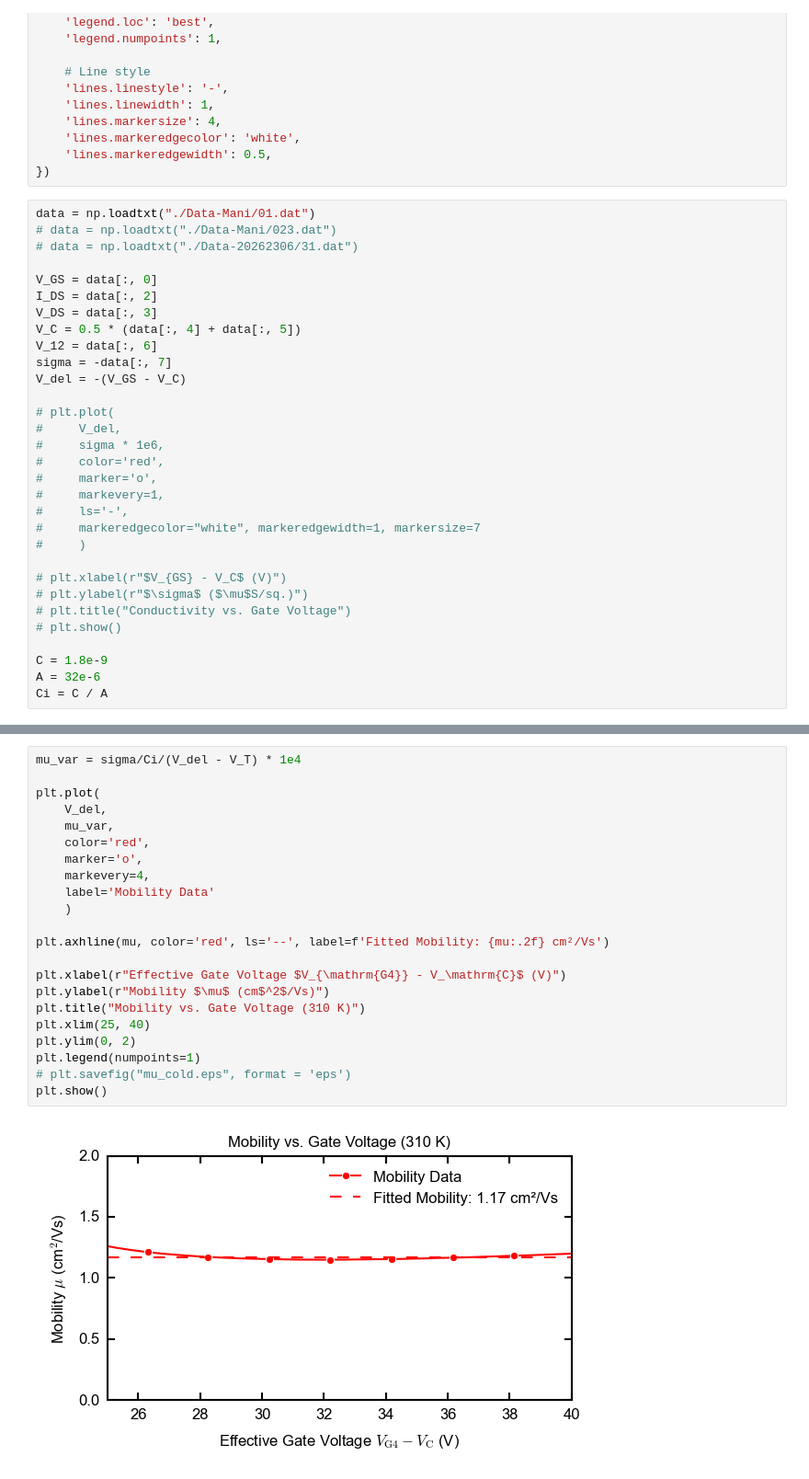
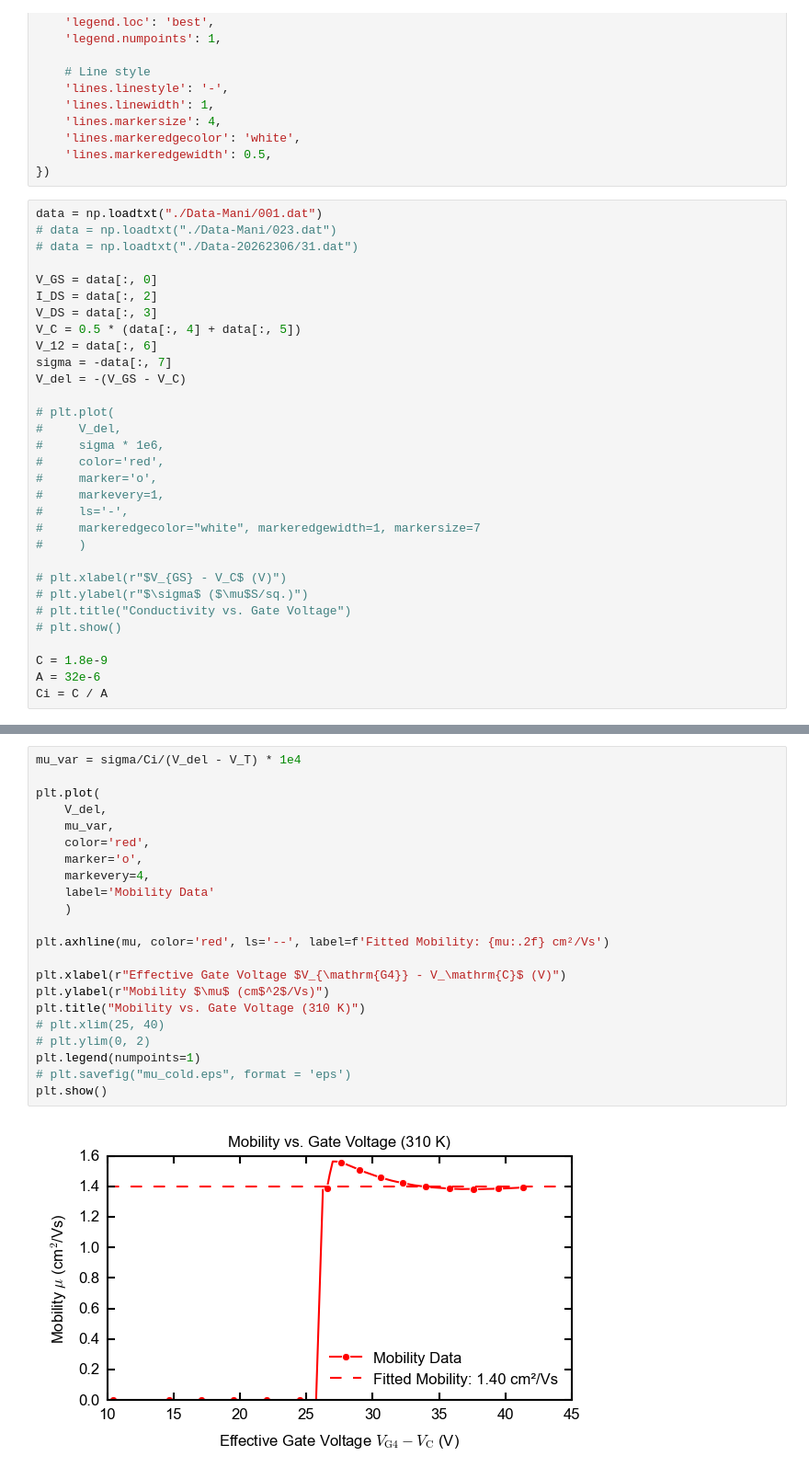
Before and after one commit to phamtrungkien8904/BachelorThesis, a Jupyter notebook: vdP-Cryostat-Final/single.ipynb, the cells around one changed output, grey strips where cells are left out. Shown at 92% size. Saved outputs shown, nothing was run; the diff lists cells and outputs as text.

```diff
--- a/vdP-Cryostat-Final/single.ipynb
+++ b/vdP-Cryostat-Final/single.ipynb
@@ -71,7 +71,7 @@ plt.rcParams.update({
     'lines.markeredgewidth': 0.5,
 })
 # %%
-data = np.loadtxt("./Data-Mani/01.dat")
+data = np.loadtxt("./Data-Mani/001.dat")
 # data = np.loadtxt("./Data-Mani/023.dat")
 # data = np.loadtxt("./Data-20262306/31.dat")
 
@@ -155,27 +155,27 @@ Threshold Voltage ($V_T$): 19.30 V
 # %%
 mu_var = sigma/Ci/(V_del - V_T) * 1e4
 
 plt.plot(
     V_del,
     mu_var,
     color='red',
     marker='o',
     markevery=4,
     label='Mobility Data'
     )
 
 plt.axhline(mu, color='red', ls='--', label=f'Fitted Mobility: {mu:.2f} cm²/Vs')
 
 plt.xlabel(r"Effective Gate Voltage $V_{\mathrm{G4}} - V_\mathrm{C}$ (V)")
 plt.ylabel(r"Mobility $\mu$ (cm$^2$/Vs)")
 plt.title("Mobility vs. Gate Voltage (310 K)")
-plt.xlim(25, 40)
-plt.ylim(0, 2)
+# plt.xlim(25, 40)
+# plt.ylim(0, 2)
 plt.legend(numpoints=1)
 # plt.savefig("mu_cold.eps", format = 'eps')
 plt.show()
 # %% [output]
-[figure, old version]
+[figure, new version]
 # %%
 plt.plot(
     -V_GS,
```
Also changed, not shown: parts of 3 cells of this notebook, 2 other files.
